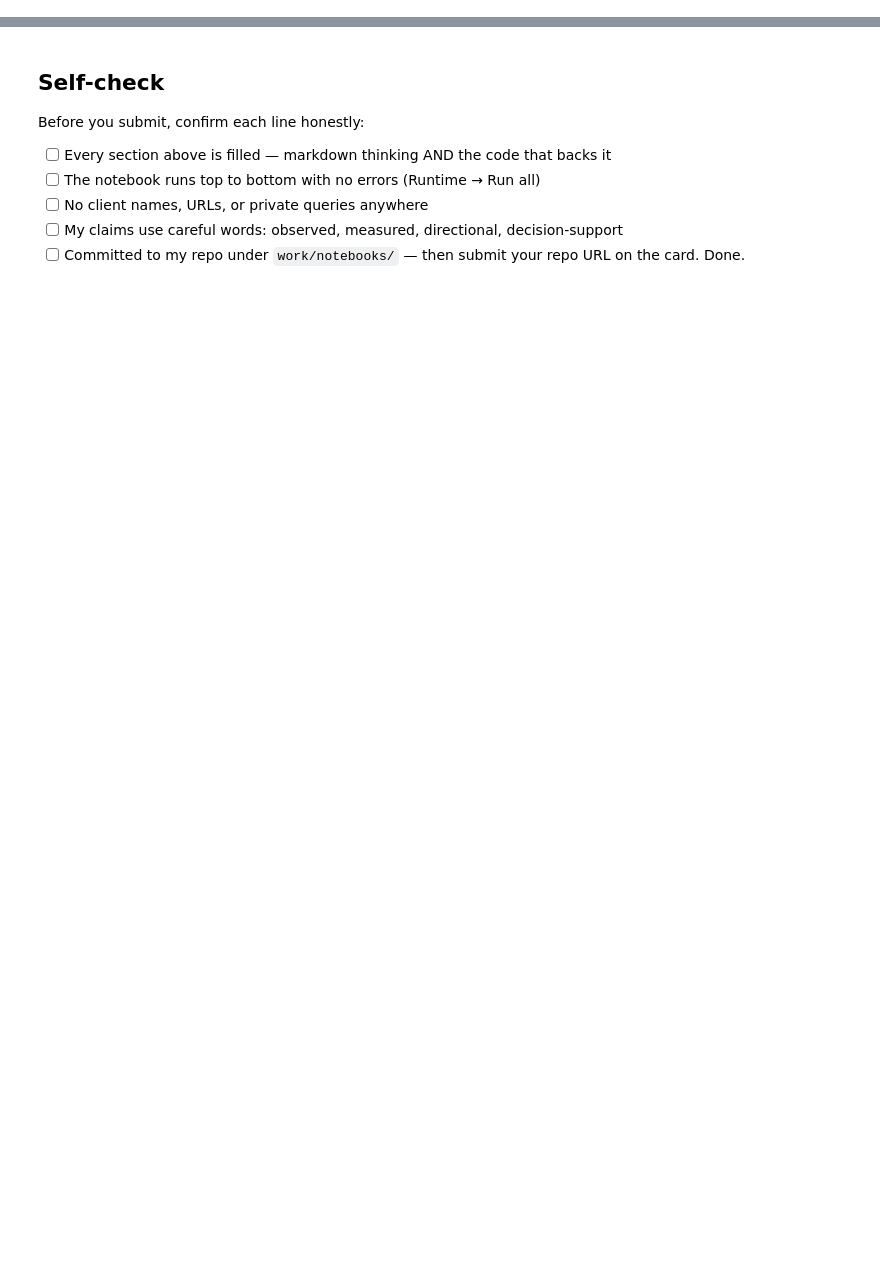
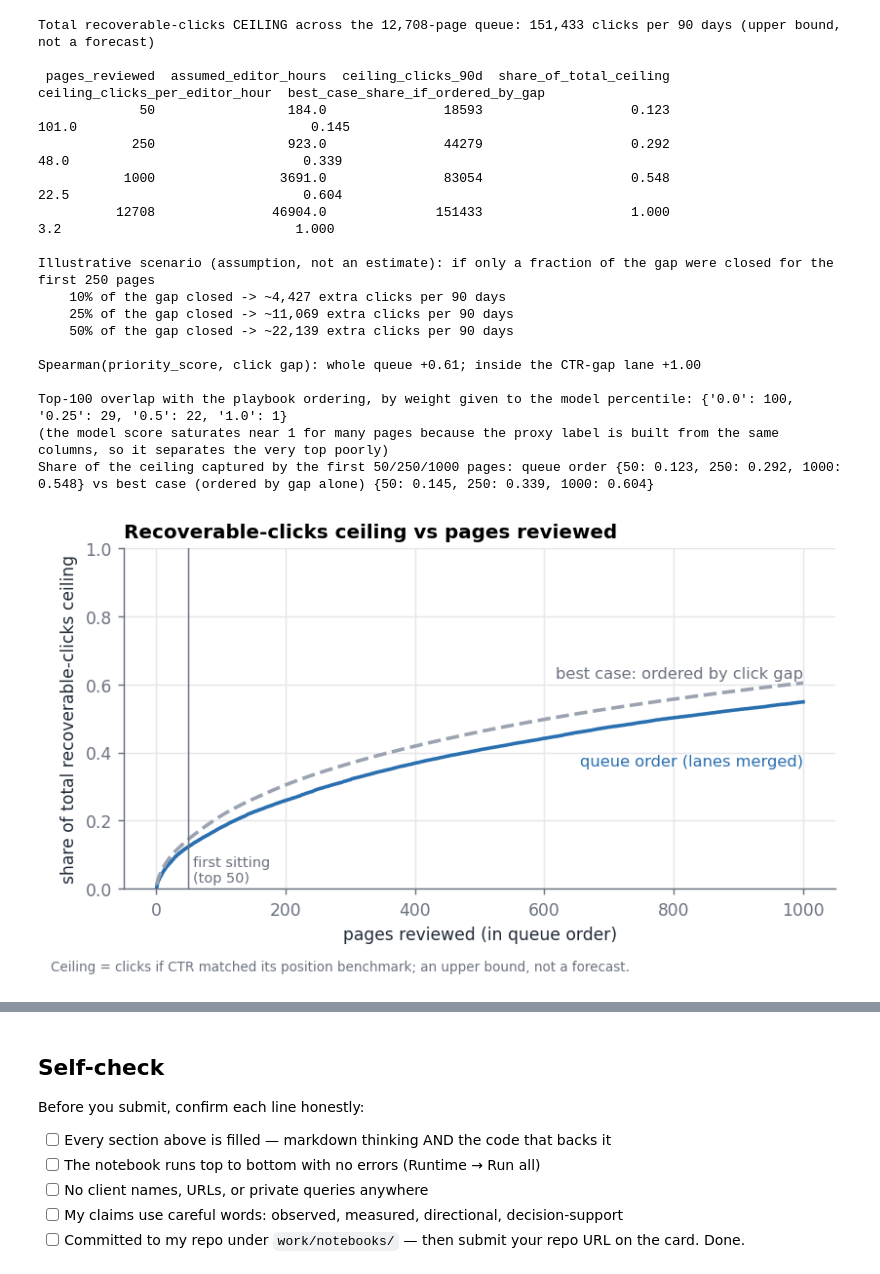
Before and after one commit to RamyaMuthumariappan/FlyRankAI, a Jupyter notebook: work/notebooks/w07_action_playbook.ipynb, the cells around one changed output, grey strips where cells are left out. Drawn from its saved outputs; the diff is of its cells as text; code cells hidden in the pictures; blank space fills up the shorter version.

```diff
--- a/work/notebooks/w07_action_playbook.ipynb
+++ b/work/notebooks/w07_action_playbook.ipynb
@@ -43,0 +520,73 @@ This skeleton is yours to fill. Work the sections **in order** — each one has
+# %%
+EFFORT_H = {"refresh_and_review_ctr": 4.0, "refresh": 3.0, "data_check": 0.25, "protect": 0.0, "expand_candidate": 0.5,
+            "monitor": 0.0, "prune_review": 0.5}   # ASSUMPTIONS, hours per page
+df["effort_hours_assumed"] = df["action"].map(EFFORT_H)
+
+q = df[act].sort_values("queue_rank")
+total_gap = q["click_gap_90d"].sum()
+best = q.sort_values("click_gap_90d", ascending=False)
+rows = []
+for k in [50, 250, 1000, len(q)]:
+    sel = q.head(k); sel_best = best.head(k)
+    rows.append({"pages_reviewed": k, "assumed_editor_hours": float(sel["effort_hours_assumed"].sum()),
+                 "ceiling_clicks_90d": int(sel["click_gap_90d"].sum()), "share_of_total_ceiling": round(sel["click_gap_90d"].sum() / total_gap, 3),
+                 "ceiling_clicks_per_editor_hour": round(sel["click_gap_90d"].sum() / max(sel["effort_hours_assumed"].sum(), 1e-9), 1),
+                 "best_case_share_if_ordered_by_gap": round(sel_best["click_gap_90d"].sum() / total_gap, 3)})
+cv = pd.DataFrame(rows)
+print(f"Total recoverable-clicks CEILING across the {len(q):,}-page queue: {int(total_gap):,} clicks per 90 days (upper bound, not a forecast)\n")
+print(cv.to_string(index=False))
+print("\nIllustrative scenario (assumption, not an estimate): if only a fraction of the gap were closed for the first 250 pages")
+for cap in (0.10, 0.25, 0.50):
+    print(f"   {cap:>4.0%} of the gap closed -> ~{int(q.head(250)['click_gap_90d'].sum() * cap):,} extra clicks per 90 days")
+rho_gap = spearmanr(q["priority_score"], q["click_gap_90d"])[0]
+rho_lane = spearmanr(q.loc[q["action"] == "refresh_and_review_ctr", "priority_score"], q.loc[q["action"] == "refresh_and_review_ctr", "click_gap_90d"])[0]
+print(f"\nSpearman(priority_score, click gap): whole queue {rho_gap:+.2f}; inside the CTR-gap lane {rho_lane:+.2f}")
+
+# how much does the top of the queue move if the model were given a say? (w = weight on the model percentile; w = 0 is the playbook ordering)
+base_top = set(df.loc[df["queue_rank"] <= 100].index)
+sens = {}
+for w in [0.0, 0.25, 0.5, 1.0]:
+    s = priority(w); top_w = set(s.sort_values(ascending=False).head(100).index)
+    sens[str(w)] = len(base_top & top_w)
+print("\nTop-100 overlap with the playbook ordering, by weight given to the model percentile:", sens)
+print("(the model score saturates near 1 for many pages because the proxy label is built from the same columns, so it separates the very top poorly)")
+capt = {k: round(float(q.head(k)['click_gap_90d'].sum() / total_gap), 3) for k in (50, 250, 1000)}
+bestc = {k: round(float(best.head(k)['click_gap_90d'].sum() / total_gap), 3) for k in (50, 250, 1000)}
+print(f"Share of the ceiling captured by the first 50/250/1000 pages: queue order {capt} vs best case (ordered by gap alone) {bestc}")
+
+RECEIPTS["cost_value"] = {"total_gap_ceiling_90d": int(total_gap), "table": cv.to_dict(orient="records"), "effort_hours_ASSUMPTIONS": EFFORT_H,
+                          "rank_corr_priority_vs_gap": round(float(rho_gap), 3), "top100_overlap_by_model_weight": sens,
+                          "note": "ceiling = clicks if CTR matched the position-tier benchmark; upper bound, not a forecast; hours are illustrative"}
+
+# ---- figure 3 ----
+fig, ax = plt.subplots(figsize=(6.4, 3.6))
+n_show = 1000
+ax.plot(np.arange(1, n_show + 1), q["click_gap_90d"].cumsum().values[:n_show] / total_gap, color=C_MAIN, lw=2)
+ax.plot(np.arange(1, n_show + 1), best["click_gap_90d"].cumsum().values[:n_show] / total_gap, color=C_ALT, lw=2, ls="--")
+ax.text(n_show, 0.36, "queue order (lanes merged)", ha="right", color=C_MAIN, fontsize=9)
+ax.text(n_show, best["click_gap_90d"].cumsum().values[n_show - 1] / total_gap + 0.015, "best case: ordered by click gap", ha="right", color=MUTED, fontsize=9)
+ax.axvline(TIER1, color=MUTED, lw=0.8); ax.text(TIER1 + 8, 0.02, f"first sitting\n(top {TIER1})", fontsize=8, color=MUTED)
+ax.set_xlabel("pages reviewed (in queue order)"); ax.set_ylabel("share of total recoverable-clicks ceiling")
+ax.set_ylim(0, 1.0); ax.set_title("Recoverable-clicks ceiling vs pages reviewed")
+fig.text(0.01, -0.02, "Ceiling = clicks if CTR matched its position benchmark; an upper bound, not a forecast.", fontsize=7.5, color=MUTED)
+fig.tight_layout(); fig.savefig(f"{FIG_DIR}/w07_fig_value_concentration.png", bbox_inches="tight"); plt.show()
+# %% [output]
+Total recoverable-clicks CEILING across the 12,708-page queue: 151,433 clicks per 90 days (upper bound, not a forecast)
+
+ pages_reviewed  assumed_editor_hours  ceiling_clicks_90d  share_of_total_ceiling  ceiling_clicks_per_editor_hour  best_case_share_if_ordered_by_gap
+             50                 184.0               18593                   0.123                           101.0                              0.145
+            250                 923.0               44279                   0.292                            48.0                              0.339
+           1000                3691.0               83054                   0.548                            22.5                              0.604
+          12708               46904.0              151433                   1.000                             3.2                              1.000
+
+Illustrative scenario (assumption, not an estimate): if only a fraction of the gap were closed for the first 250 pages
+    10% of the gap closed -> ~4,427 extra clicks per 90 days
+    25% of the gap closed -> ~11,069 extra clicks per 90 days
+    50% of the gap closed -> ~22,139 extra clicks per 90 days
+
+Spearman(priority_score, click gap): whole queue +0.61; inside the CTR-gap lane +1.00
+
+Top-100 overlap with the playbook ordering, by weight given to the model percentile: {'0.0': 100, '0.25': 29, '0.5': 22, '1.0': 1}
+(the model score saturates near 1 for many pages because the proxy label is built from the same columns, so it separates the very top poorly)
+Share of the ceiling captured by the first 50/250/1000 pages: queue order {50: 0.123, 250: 0.292, 1000: 0.548} vs best case (ordered by gap alone) {50: 0.145, 250: 0.339, 1000: 0.604}
+[figure, added]
```
Also changed, not shown: parts of 34 cells of this notebook.
